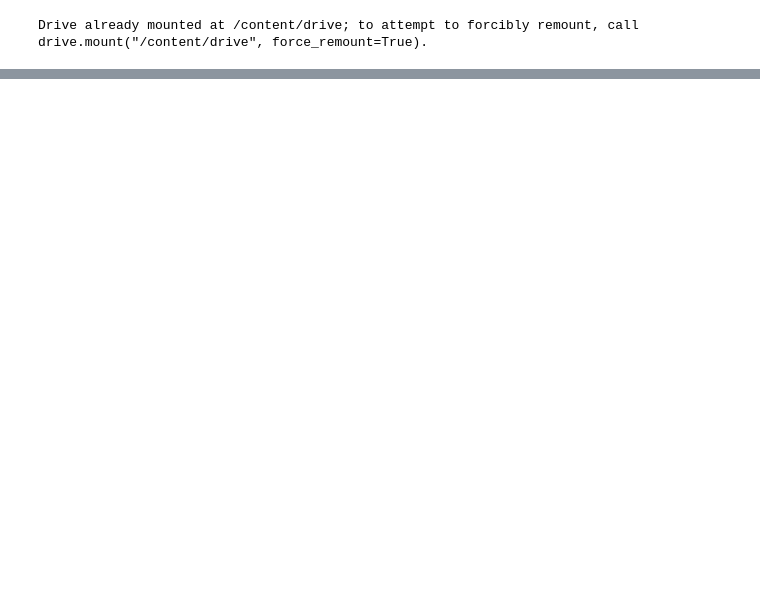
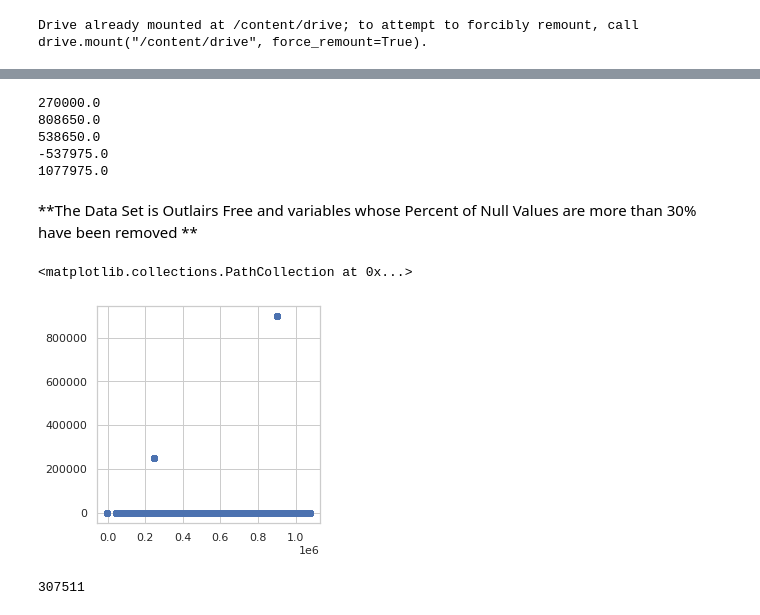
Before and after one commit to bijaykahar/House-Price-Predection, a Jupyter notebook: Home_Loan_Prediction_Rubixe.ipynb, the cells around one changed output, grey strips where cells are left out. Drawn from its saved outputs; the diff is of its cells as text; code cells hidden in the pictures; blank space fills up the shorter version.

```diff
--- a/Home_Loan_Prediction_Rubixe.ipynb
+++ b/Home_Loan_Prediction_Rubixe.ipynb
@@ -162,0 +148,34 @@ Name: TARGET, dtype: float64
+# %%
+Q1 = dataset.quantile(0.25)
+Q3 = dataset.quantile(0.75)
+IQR = Q3 - Q1
+l_bound =Q1 - 1.5*IQR
+u_bound =Q1 + 1.5*IQR
+
+#Checking Purpose whether the vlaues are Correct  or Not
+print(Q1['AMT_CREDIT'])
+print(Q3['AMT_CREDIT'])
+print(IQR['AMT_CREDIT'])
+print(l_bound['AMT_CREDIT'])
+print(u_bound['AMT_CREDIT'] )
+# %% [output]
+270000.0
+808650.0
+538650.0
+-537975.0
+1077975.0
+# %%
+dataset[dataset.AMT_CREDIT > u_bound['AMT_CREDIT']] = u_bound['AMT_CREDIT']
+dataset[dataset['AMT_INCOME_TOTAL'] > u_bound['AMT_INCOME_TOTAL']] = u_bound['AMT_INCOME_TOTAL']
+dataset[dataset.DAYS_LAST_PHONE_CHANGE < l_bound['DAYS_LAST_PHONE_CHANGE']]= l_bound['DAYS_LAST_PHONE_CHANGE']
+dataset[dataset.AMT_GOODS_PRICE > u_bound['AMT_GOODS_PRICE']] = u_bound['AMT_GOODS_PRICE']
+
+ #Capping the Outlairs to the upper/lower digit for all the dimensions
+# %% [markdown]
+**The Data Set is Outlairs Free and variables whose Percent of Null Values are more than 30% have been removed **
+# %%
+fig, ax = plt.subplots(figsize=(4,4))
+ax.scatter(x=dataset['AMT_CREDIT'], y=dataset['TARGET'])
+# %% [output]
+<matplotlib.collections.PathCollection at 0x...>
+[figure, added]
@@ -162,0 +190,4 @@ Name: TARGET, dtype: float64
+# %%
+len(dataset.duplicated())
+# %% [output]
+307511
```
Also changed, not shown: parts of 51 cells of this notebook.
